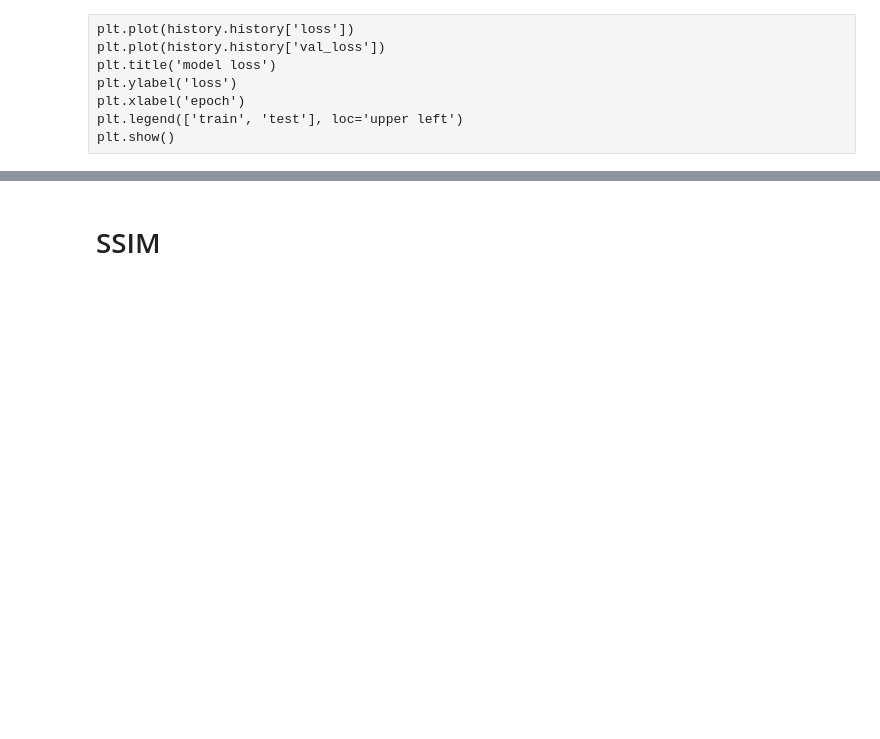
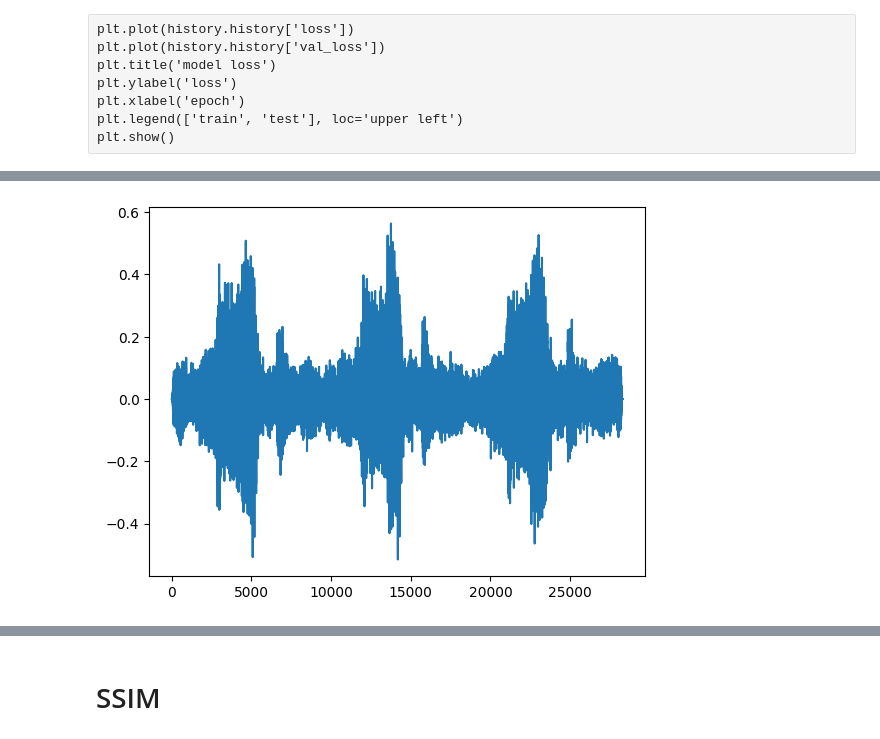
Before and after one commit to pedrodsk/pdi, a Jupyter notebook: projeto/projeto.ipynb, the cells around one changed output, grey strips where cells are left out. Saved outputs shown, nothing was run; the diff lists cells and outputs as text; code cells hidden in the pictures; blank space fills up the shorter version.

```diff
--- a/projeto/projeto.ipynb
+++ b/projeto/projeto.ipynb
@@ -676,0 +636,4 @@ modelo com preprocessamento3 '2.02, 2.39'
+# %%
+plt.plot(wav_corrupt_array[ind])
+Audio(wav_corrupt_array[ind],rate=sr)
+# %% [output]
@@ -676,0 +641 @@ modelo com preprocessamento3 '2.02, 2.39'
+[figure, added]
```
Also changed, not shown: parts of 67 cells of this notebook, 4 other files.
